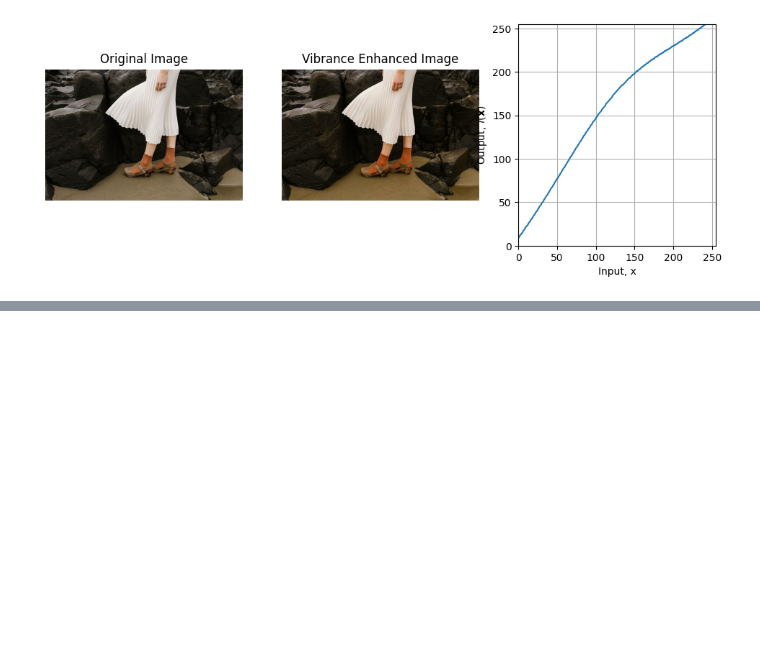
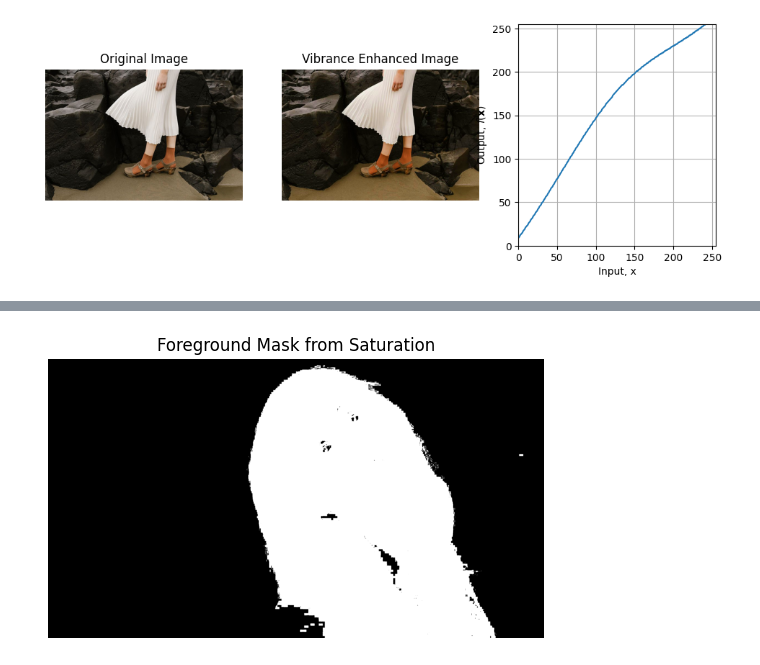
Before and after one commit to silveradium/Computer-Vision---Ranga-Sir, a Jupyter notebook: Assignment1/assignement1.ipynb, the cells around one changed output, grey strips where cells are left out. Saved outputs shown, nothing was run; the diff lists cells and outputs as text; code cells hidden in the pictures; blank space fills up the shorter version.

```diff
--- a/Assignment1/assignement1.ipynb
+++ b/Assignment1/assignement1.ipynb
@@ -199,0 +265,11 @@ plt.show()
+# %%
+threshold_value = 11
+_, foreground_mask = cv.threshold(s, threshold_value, 255, cv.THRESH_BINARY)
+
+# Show the mask
+plt.imshow(foreground_mask, cmap='gray')
+plt.title('Foreground Mask from Saturation')
+plt.axis('off')
+plt.show()
+# %% [output]
+[figure, added]
```
Also changed, not shown: parts of 5 cells of this notebook.
